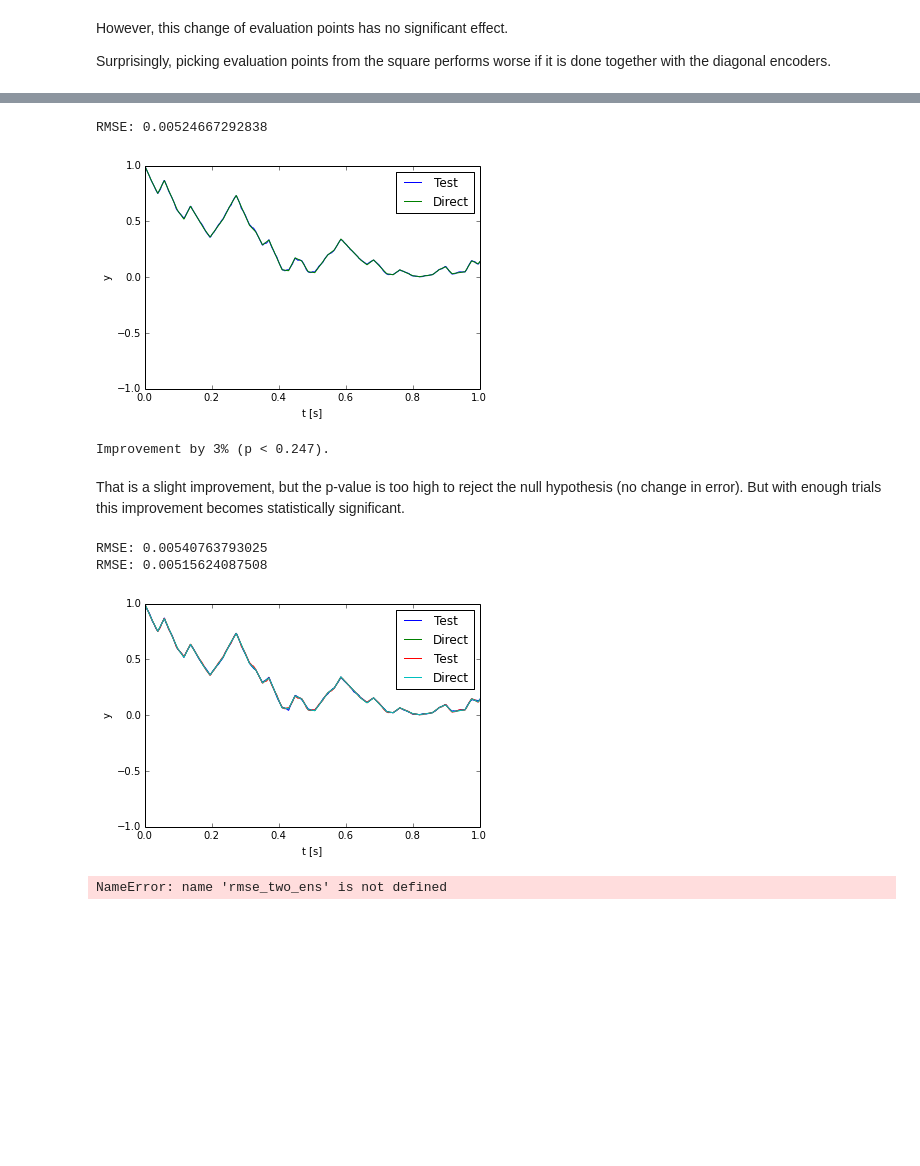
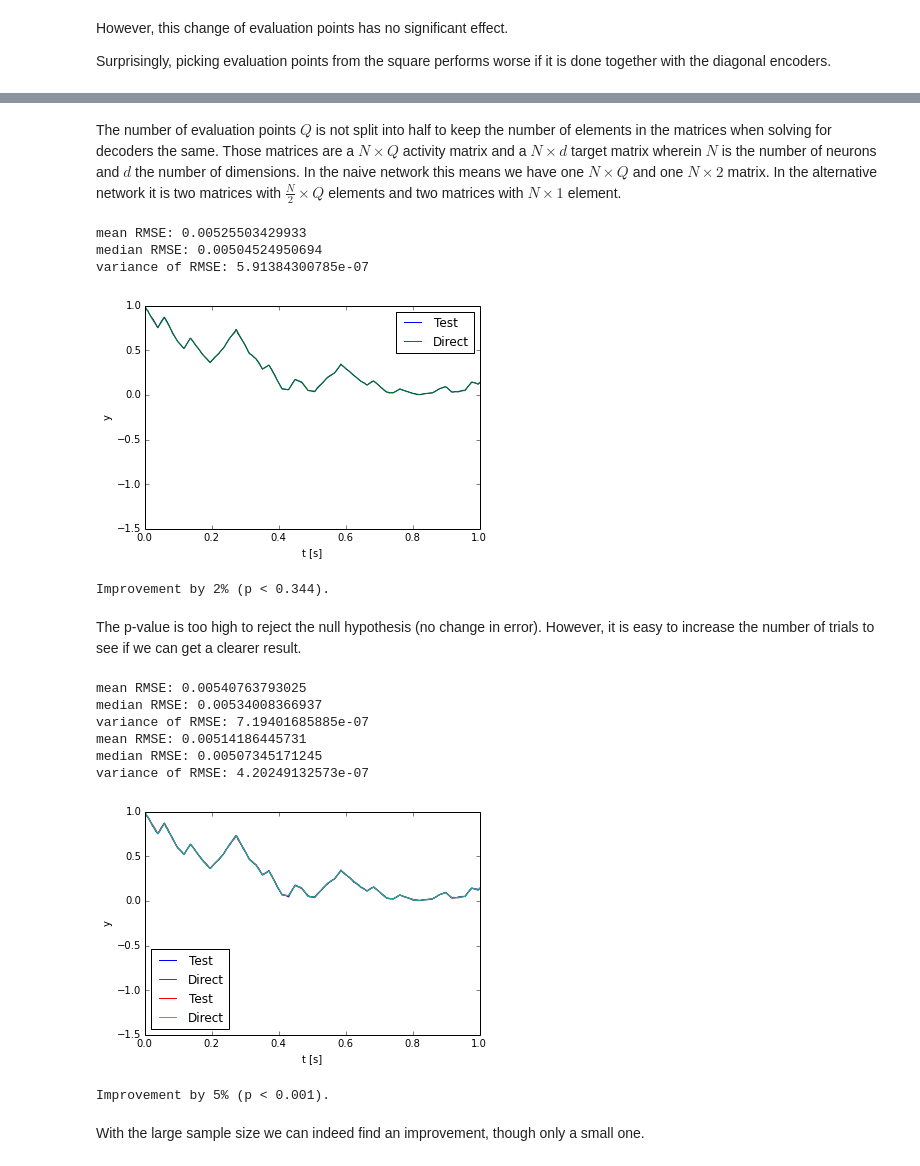
Before and after one commit to ctn-archive/technical-reports, a Jupyter notebook: Precise-multiplications-with-the-NEF.ipynb, the cells around one changed output, grey strips where cells are left out. Cells and saved outputs as stored; diff of their text form; code cells hidden in the pictures; blank space fills up the shorter version.

Commit message:
Prepare final draft of multiplication report.

```diff
--- a/Implementing-multiplications-in-the-NEF.ipynb
+++ b/Precise-multiplications-with-the-NEF.ipynb
@@ -56,14 +58,15 @@ class HilbertCurve(object):
 # %% [markdown]
 The next code cell defines some benchmarking parameters. The `duration` should not be too low. Otherwise the main contribution to the measured error will be the time lag of the neural implementation instead of the error in the representation. However, increasing the duration will also increase simulation times.
 # %%
-master_seed = 1298      # Seed for generation of seeds for individual trials
+master_seed = 1298      # Seed for generation of individual seeds for trials
+n_trials = 50           # Number of trials
+hc = HilbertCurve(n=4)  # Increase n to cover the input space more densly
+dt = 0.001              # Simulation time step (seconds)
+duration = 5.           # Simulation duration (seconds)
+wait_duration = 0.5     # Duration (seconds) to wait in the beginning to have stable representation of the initial values.
 
 def gen_seeds(size):
     return np.random.RandomState(master_seed).randint(nengo.utils.numpy.maxint, size=size)
 
-hc = HilbertCurve(n=4)  # Increase n to cover the input space more densly
-dt = 0.001              # Simulation time step (seconds)
-duration = 5.           # Simulation duration (seconds)
-wait_duration = 0.5     # Duration (seconds) to wait in the beginning to have stable representation of the initial values.
-seeds = gen_seeds(50)   # Random number generator seeds for reproducibility, implicitely defines the number of trials
+seeds = gen_seeds(n_trials)   # Random number generator seeds for reproducibility
 # %% [markdown]
@@ -100,8 +103,9 @@ We use this input to feed it into the product network under test. From the decod
 from nengo.utils.numpy import rmse
 
 class Benchmark(object):
-    def __init__(self, seed, create_mult_network, test_config, synapse=None, n_neurons=150):
+    def __init__(self, seed, create_mult_network, test_config, synapse=None, n_neurons=150, n_eval_points=1000):
         self.n_neurons = n_neurons
+        self.n_eval_points = n_eval_points
         self.seed = seed
 
         model = nengo.Network(seed=seed)
@@ -112,12 +116,12 @@ class Benchmark(object):
             stimulus = nengo.Node(output=lambda t: stimulus_fn(max(0., t - wait_duration)), size_out=2)
 
             with test_config:
-                self.probe_test = create_mult_network(self.n_neurons, stimulus)
+                self.probe_test = create_mult_network(self.n_neurons, self.n_eval_points, stimulus)
 
             ens_direct = nengo.Ensemble(1, dimensions=2, neuron_type=nengo.Direct())
             result_direct = nengo.Node(size_in=1)
             nengo.Connection(stimulus, ens_direct)
-            nengo.Connection(ens_direct, result_direct, function=lambda x: x[0] * x[1])
+            nengo.Connection(ens_direct, result_direct, function=lambda x: x[0] * x[1], synapse=None)
             self.probe_direct = nengo.Probe(result_direct)
 
         self.sim = nengo.Simulator(model)
@@ -155,11 +161,11 @@ def repeated_benchmark(*args, **kwargs):
 
 To start out we will use a single ensemble and we will directly decode the multiplication result from it. Note that a radius of $\sqrt{2}$ is used to ensure all possible input values fall into the representational range of the ensemble.
 # %%
-def naive_multiplication(n_neurons, stimulus):
+def naive_multiplication(n_neurons, n_eval_points, stimulus):
     # Note that we set the radius to sqrt(2.) to make sure all possible input values
     # are within the representational range of the ensemble. (Both multiplicands
     # could be 1, giving a distance of sqrt(1²+1²) to the origin.)
-    ens = nengo.Ensemble(n_neurons, dimensions=2, radius=np.sqrt(2.))
+    ens = nengo.Ensemble(n_neurons, dimensions=2, radius=np.sqrt(2.), n_eval_points=n_eval_points)
     result = nengo.Node(size_in=1)
     nengo.Connection(stimulus, ens)
     nengo.Connection(ens, result, function=lambda x: x[0] * x[1], synapse=None)
@@ -395,53 +413,65 @@ $$x_1 x_2 = \frac{1}{4}(x_1^2 + 2 x_1 x_2 + x_2^2) - \frac{1}{4}(x_1^2 - 2 x_1 x
 
 Here is the corresponding Nengo implementation:
 # %%
-def two_ens_multiplication(n_neurons, stimulus):
-    ens1 = nengo.Ensemble(n_neurons // 2, dimensions=1, radius=np.sqrt(2.))
-    ens2 = nengo.Ensemble(n_neurons // 2, dimensions=1, radius=np.sqrt(2.))
+def two_ens_multiplication(n_neurons, n_eval_points, stimulus):
+    ens1 = nengo.Ensemble(n_neurons // 2, dimensions=1, radius=np.sqrt(2.), n_eval_points=n_eval_points)
+    ens2 = nengo.Ensemble(n_neurons // 2, dimensions=1, radius=np.sqrt(2.), n_eval_points=n_eval_points)
     nengo.Connection(stimulus, ens1, transform=np.array([[1, 1]]) / np.sqrt(2.))
     nengo.Connection(stimulus, ens2, transform=np.array([[1, -1]]) / np.sqrt(2.))
-    result = nengo.Node(size_in=1, size_out=1)
+    result = nengo.Node(size_in=1)
     nengo.Connection(ens1, result, transform=0.5, function=np.square, synapse=None)
     nengo.Connection(ens2, result, transform=-0.5, function=np.square, synapse=None)
     return nengo.Probe(result)
+# %% [markdown]
+The number of evaluation points $Q$ is not split into half to keep the number of elements in the matrices when solving for decoders the same. Those matrices are a $N \times Q$ activity matrix and a $N \times d$ target matrix wherein $N$ is the number of neurons and $d$ the number of dimensions. In the naive network this means we have one $N \times Q$ and one $N \times 2$ matrix. In the alternative network it is two matrices with $\frac{N}{2} \times Q$ elements and two matrices with $N \times 1$ element.
 # %%
 config = nengo.Config(nengo.Connection, nengo.Ensemble)
 config[nengo.Ensemble].neuron_type = nengo.LIFRate()
 config[nengo.Connection].solver = nengo.solvers.LstsqL2(reg=0.01)
 
-rmse_diamond_diag_encoders = repeated_benchmark(two_ens_multiplication, config)
+rmse_two_ens = repeated_benchmark(two_ens_multiplication, config)
 # %% [output]
-RMSE: 0.00524667292838
+mean RMSE: 0.00525503429933
+median RMSE: 0.00504524950694
+variance of RMSE: 5.91384300785e-07
-[figure, old version]
+[figure, new version]
 # %%
-compare(rmse_diag_encoders, rmse_diamond_diag_encoders, stat_test=mannwhitneyu)
+compare(rmse_diag_encoders, rmse_two_ens)
 # %% [output]
-Improvement by 3% (p < 0.247).
+Improvement by 2% (p < 0.344).
 # %% [markdown]
-That is a slight improvement, but the p-value is too high to reject the null hypothesis (no change in error). But with enough trials this improvement becomes statistically significant.
+The p-value is too high to reject the null hypothesis (no change in error). However, it is easy to increase the number of trials to see if we can get a clearer result.
 # %%
 seeds = gen_seeds(300)
 
 config = nengo.Config(nengo.Connection, nengo.Ensemble)
 config[nengo.Ensemble].neuron_type = nengo.LIFRate()
 config[nengo.Connection].solver = nengo.solvers.LstsqL2(reg=0.01)
 config[nengo.Ensemble].encoders = diag_encoders
 
 rmse_diag_encoders2 = repeated_benchmark(naive_multiplication, config)
 
 config = nengo.Config(nengo.Connection, nengo.Ensemble)
 config[nengo.Ensemble].neuron_type = nengo.LIFRate()
 config[nengo.Connection].solver = nengo.solvers.LstsqL2(reg=0.01)
 
-rmse_two_ens = repeated_benchmark(two_ens_multiplication, config) # FIXME rename var
+rmse_two_ens2 = repeated_benchmark(two_ens_multiplication, config)
+
+seeds = gen_seeds(n_trials)  # Reset number of trials
 # %% [output]
-RMSE: 0.00540763793025
-RMSE: 0.00515624087508
+mean RMSE: 0.00540763793025
+median RMSE: 0.00534008366937
+variance of RMSE: 7.19401685885e-07
+mean RMSE: 0.00514186445731
+median RMSE: 0.00507345171245
+variance of RMSE: 4.20249132573e-07
-[figure, old version]
+[figure, new version]
 # %%
-compare(rmse_diag_encoders2, rmse_two_ens, stat_test=mannwhitneyu)
+compare(rmse_diag_encoders2, rmse_two_ens2)
 # %% [output]
-NameError: name 'rmse_two_ens' is not defined
+Improvement by 5% (p < 0.001).
+# %% [markdown]
+With the large sample size we can indeed find an improvement, though only a small one.
 # %% [markdown]
 ## Using spiking neurons
 
```
Also changed, not shown: parts of 41 cells of this notebook.
